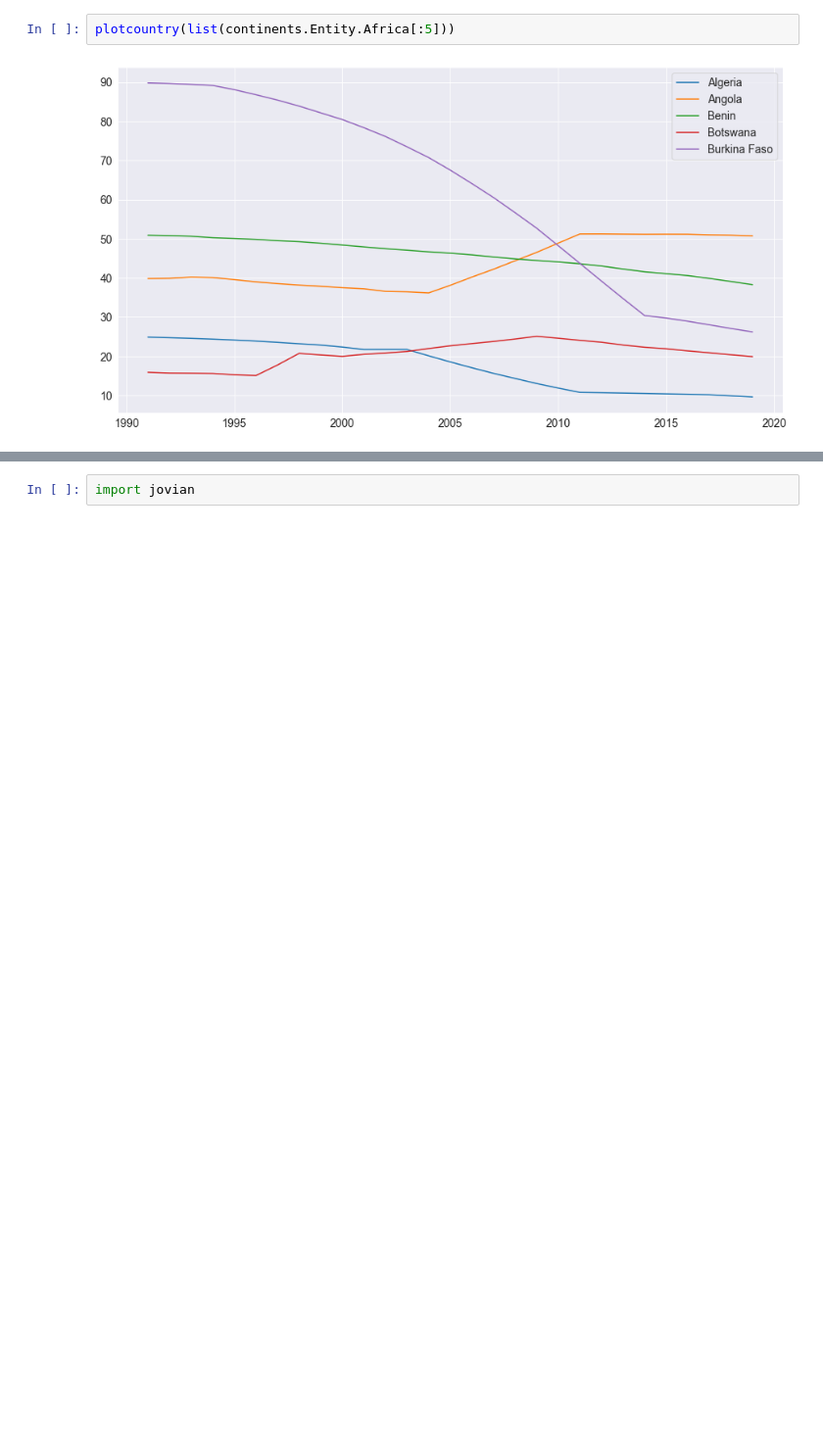
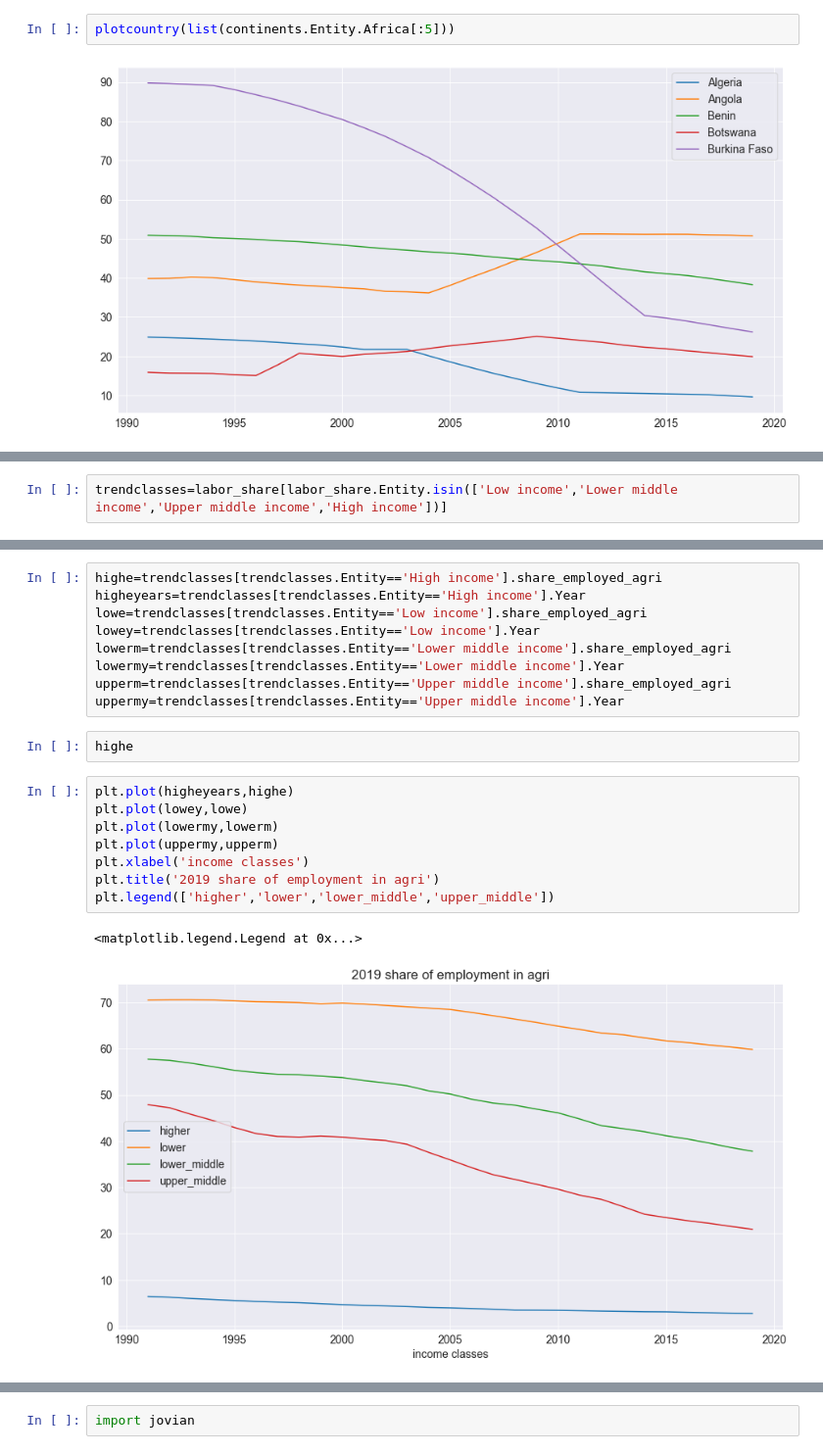
Before and after one commit to Addyzee/Jovian-Data-Analysis-with-Python, a Jupyter notebook: 14- zerotopandas-course-project-starter/zerotopandas-course-project-starter-v-20/labor-in-agriculture.ipynb, the cells around one changed output, grey strips where cells are left out. Shown at 98% size. Saved outputs shown, nothing was run; the diff lists cells and outputs as text; blank space fills up the shorter version.

```diff
--- a/14- zerotopandas-course-project-starter/zerotopandas-course-project-starter-v-20/labor-in-agriculture.ipynb
+++ b/14- zerotopandas-course-project-starter/zerotopandas-course-project-starter-v-20/labor-in-agriculture.ipynb
@@ -551,0 +565,2 @@ Let us save and upload our work to Jovian before continuing.
+# %%
+trendclasses=labor_share[labor_share.Entity.isin(['Low income','Lower middle income','Upper middle income','High income'])]
@@ -551,0 +583,22 @@ Let us save and upload our work to Jovian before continuing.
+# %%
+highe=trendclasses[trendclasses.Entity=='High income'].share_employed_agri
+higheyears=trendclasses[trendclasses.Entity=='High income'].Year
+lowe=trendclasses[trendclasses.Entity=='Low income'].share_employed_agri
+lowey=trendclasses[trendclasses.Entity=='Low income'].Year
+lowerm=trendclasses[trendclasses.Entity=='Lower middle income'].share_employed_agri
+lowermy=trendclasses[trendclasses.Entity=='Lower middle income'].Year
+upperm=trendclasses[trendclasses.Entity=='Upper middle income'].share_employed_agri
+uppermy=trendclasses[trendclasses.Entity=='Upper middle income'].Year
+# %%
+highe
+# %%
+plt.plot(higheyears,highe)
+plt.plot(lowey,lowe)
+plt.plot(lowermy,lowerm)
+plt.plot(uppermy,upperm)
+plt.xlabel('income classes')
+plt.title('2019 share of employment in agri')
+plt.legend(['higher','lower','lower_middle','upper_middle'])
+# %% [output]
+<matplotlib.legend.Legend at 0x...>
+[figure, added]
```
Also changed, not shown: parts of 69 cells of this notebook, 1 other file.
